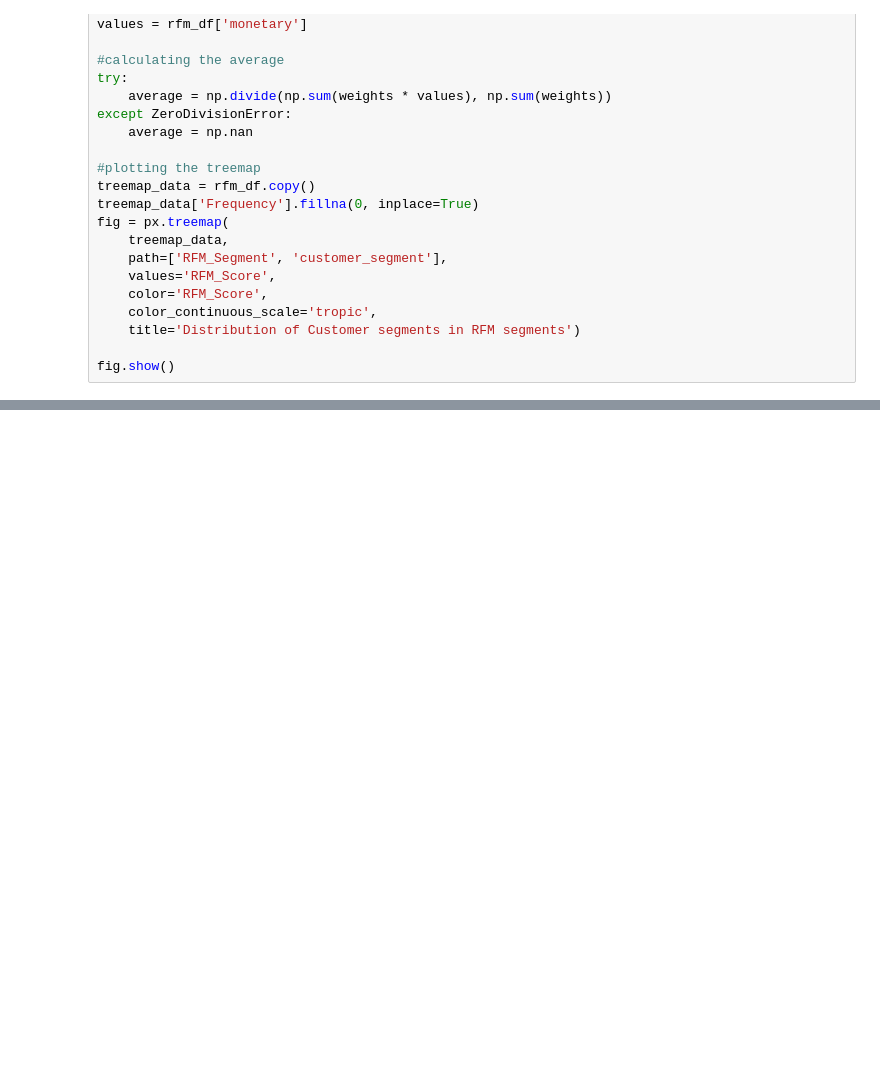
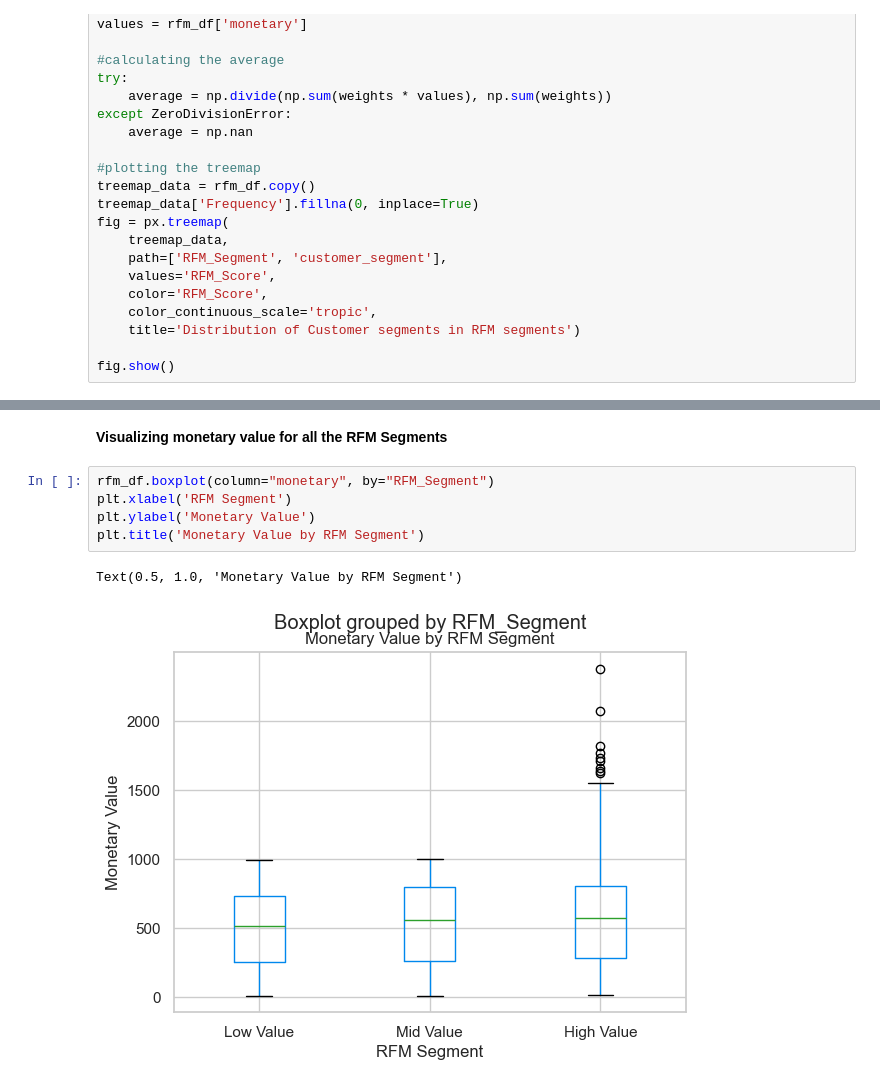
Before and after one commit to Murega14/rfm, a Jupyter notebook: rfm.ipynb, the cells around one changed output, grey strips where cells are left out. Cells and saved outputs as stored; diff of their text form; blank space fills up the shorter version.

```diff
--- a/rfm.ipynb
+++ b/rfm.ipynb
@@ -394,0 +438,10 @@ plt.show()
+# %% [markdown]
+**Visualizing monetary value for all the RFM Segments**
+# %%
+rfm_df.boxplot(column="monetary", by="RFM_Segment")
+plt.xlabel('RFM Segment')
+plt.ylabel('Monetary Value')
+plt.title('Monetary Value by RFM Segment')
+# %% [output]
+Text(0.5, 1.0, 'Monetary Value by RFM Segment')
+[figure, added]
```
Also changed, not shown: parts of 11 cells of this notebook, 1 other file.
